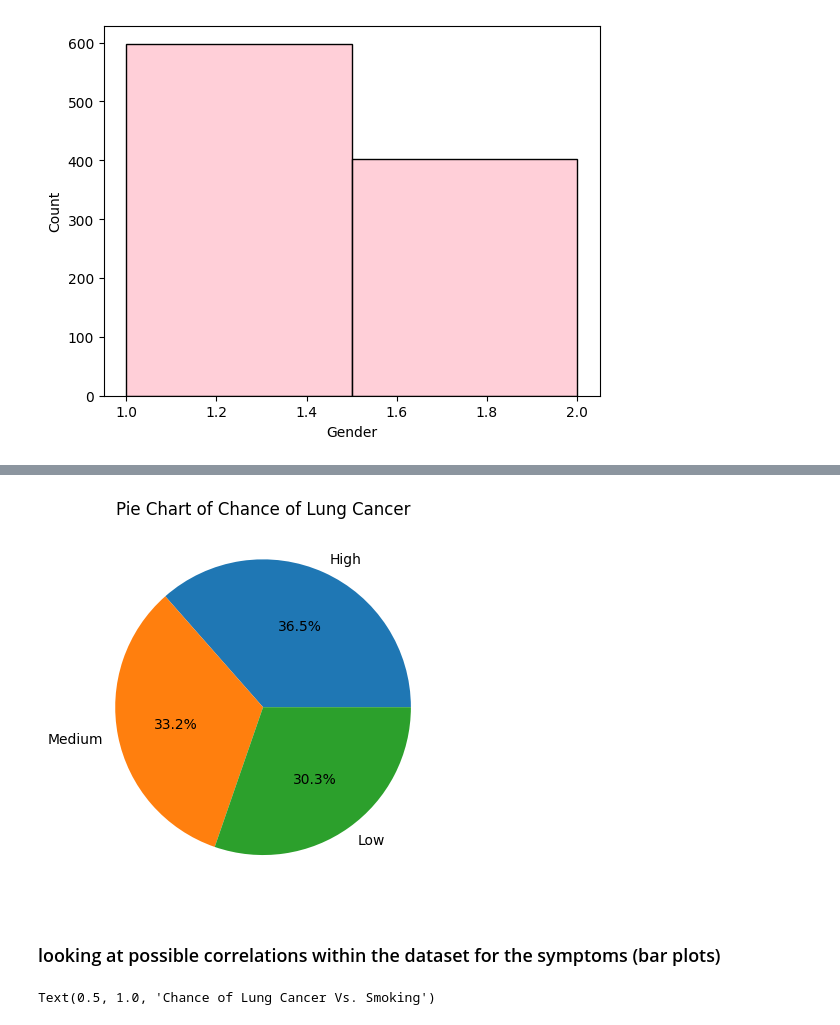
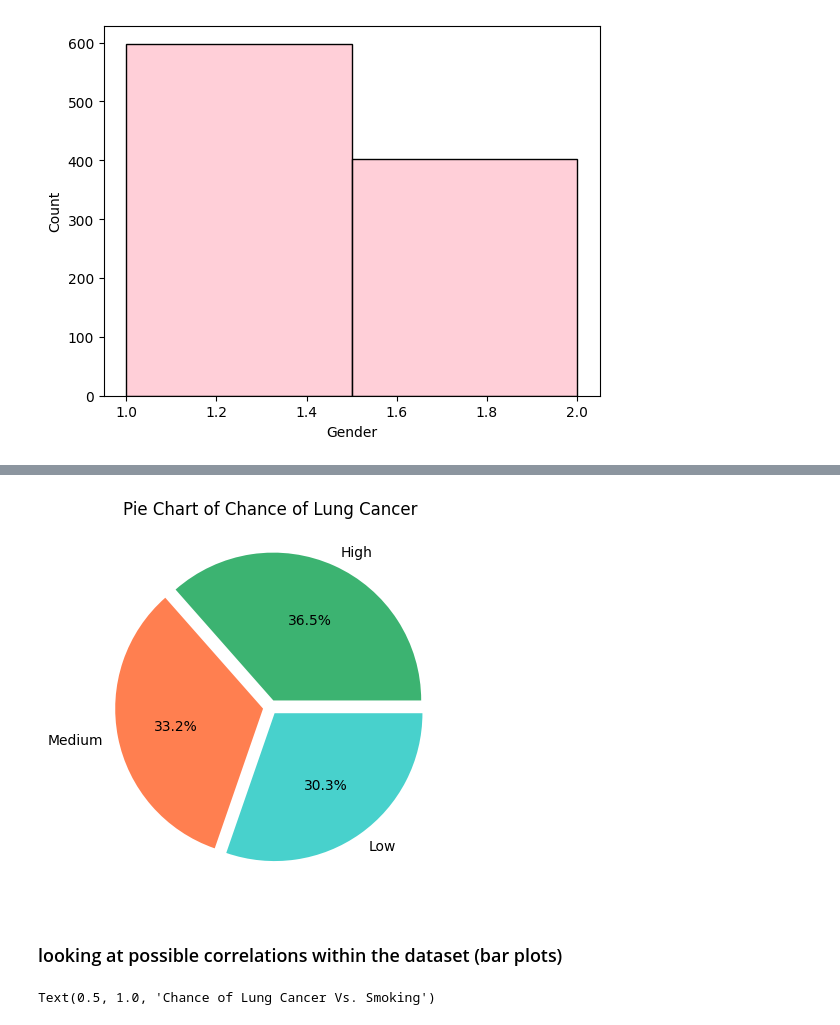
Before and after one commit to Graviton12/DS160_Final_Project_SZM, a Jupyter notebook: DS 160 Final Project SZM.ipynb, the cells around one changed output, grey strips where cells are left out. Drawn from its saved outputs; the diff is of its cells as text; code cells hidden in the pictures.

```diff
--- a/DS 160 Final Project SZM.ipynb
+++ b/DS 160 Final Project SZM.ipynb
@@ -275,12 +284,15 @@ sns.histplot(x='Gender', binwidth=0.5, data=dataset, color='pink', ax=axes[2,3])
 # %%
+# colors for pie chart
+color=['mediumseagreen','coral','mediumturquoise']
+
 # pie chart of the levels
-plt.pie(dataset['Level'].value_counts(), labels=['High', 'Medium', 'Low'], autopct='%0.1f%%')
+plt.pie(dataset['Level'].value_counts(), labels=['High', 'Medium', 'Low'], autopct='%0.1f%%', colors=color, explode=[.05,.05,.05])
 plt.title('Pie Chart of Chance of Lung Cancer')
 plt.show()
 # %% [output]
-[figure, old version]
+[figure, new version]
 # %% [markdown]
-### looking at possible correlations within the dataset for the symptoms (bar plots)
+### looking at possible correlations within the dataset (bar plots)
 # %%
 # bar plot of smoking and level
 sns.barplot(x='Smoking', y='Level', data=dataset, ci=False)
```
Also changed, not shown: parts of 8 cells of this notebook.
